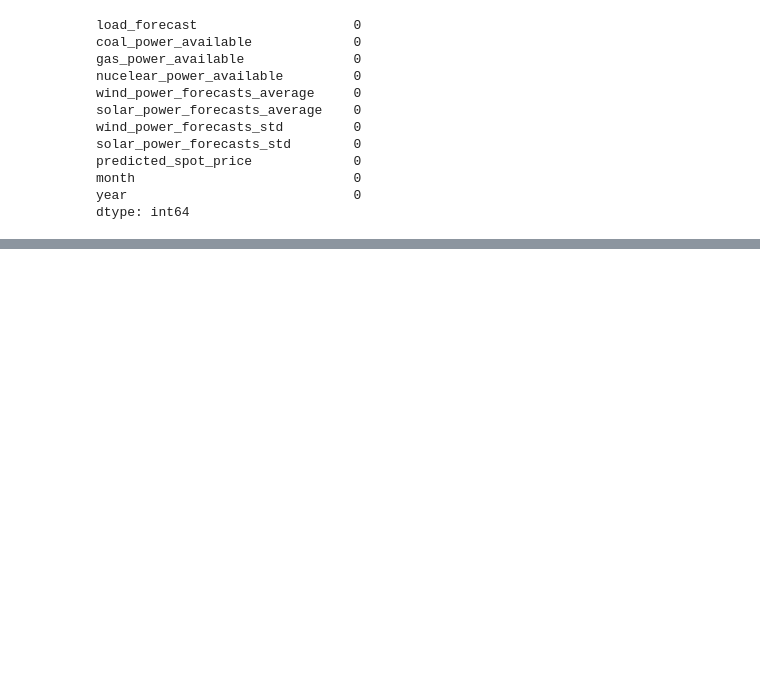
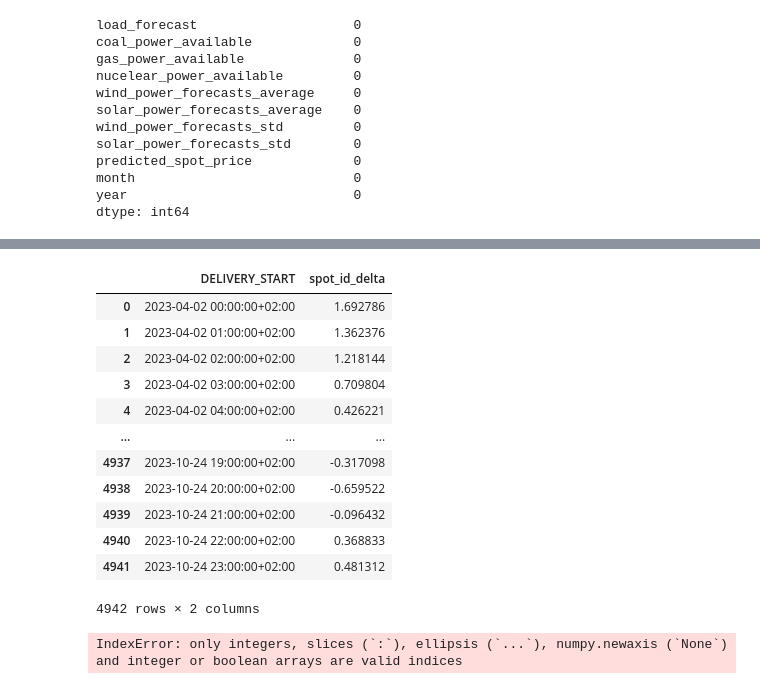
Before and after one commit to JonasBlx/elmy, a Jupyter notebook: notebooks/NN/using_nn.ipynb, the cells around one changed output, grey strips where cells are left out. Drawn from its saved outputs; the diff is of its cells as text; code cells hidden in the pictures; blank space fills up the shorter version.

```diff
--- a/notebooks/NN/using_nn.ipynb
+++ b/notebooks/NN/using_nn.ipynb
@@ -486,0 +1038,25 @@ y_pred.to_csv("output/y_result_nn1.csv", index = True)
+# %%
+X_test_path= os.path.join("..", "..", "data","original_input", "X_test_GgyECq8.csv")
+X_test = pd.read_csv(X_test_path, delimiter=',')
+delivery_start = X_test["DELIVERY_START"]
+X_test.set_index("DELIVERY_START", inplace=True)
+X_test.index = pd.to_datetime(X_test.index, utc=True)
+X_test['month'] = X_test.index.month
+X_test['year'] = X_test.index.year
+X_test.shape
+X_test = X_test.fillna(
+    X_test.rolling(window=3, min_periods=1, center=True).mean()
+)
+
+# Check if there are still NaNs left and use forward fill to handle any remaining ones
+X_test = X_test.fillna(method='ffill')
+
+# If there are still NaNs at the beginning, use backward fill as a last resort
+X_test = X_test.fillna(method='bfill')
+# %%
+regression_model = keras.models.load_model(os.path.join("models",'regression_model.h5'))
+y_pred = regression_model.predict(X_test)
+d = {"DELIVERY_START" : delivery_start, "spot_id_delta" : y_pred.reshape(-1)}
+y_pred = pd.DataFrame(data = d)
+y_pred
+# %% [output]
@@ -486,0 +1064,19 @@ y_pred.to_csv("output/y_result_nn1.csv", index = True)
+|  | DELIVERY_START | spot_id_delta |
+| 0 | 2023-04-02 00:00:00+02:00 | 1.692786 |
+| 1 | 2023-04-02 01:00:00+02:00 | 1.362376 |
+| 2 | 2023-04-02 02:00:00+02:00 | 1.218144 |
+| 3 | 2023-04-02 03:00:00+02:00 | 0.709804 |
+| 4 | 2023-04-02 04:00:00+02:00 | 0.426221 |
+| ... | ... | ... |
+| 4937 | 2023-10-24 19:00:00+02:00 | -0.317098 |
+| 4938 | 2023-10-24 20:00:00+02:00 | -0.659522 |
+| 4939 | 2023-10-24 21:00:00+02:00 | -0.096432 |
+| 4940 | 2023-10-24 22:00:00+02:00 | 0.368833 |
+| 4941 | 2023-10-24 23:00:00+02:00 | 0.481312 |
+4942 rows × 2 columns
+# %%
+mean_spot_id_delta = y['spot_id_delta'].mean()
+mean_spot_id_delta_pred = y_pred['spot_id_delta'].mean()
+print(mean_spot_id_delta, mean_spot_id_delta_pred)
+# %% [output]
+IndexError: only integers, slices (`:`), ellipsis (`...`), numpy.newaxis (`None`) and integer or boolean arrays are valid indices
```
Also changed, not shown: parts of 25 cells of this notebook, 5 other files.
